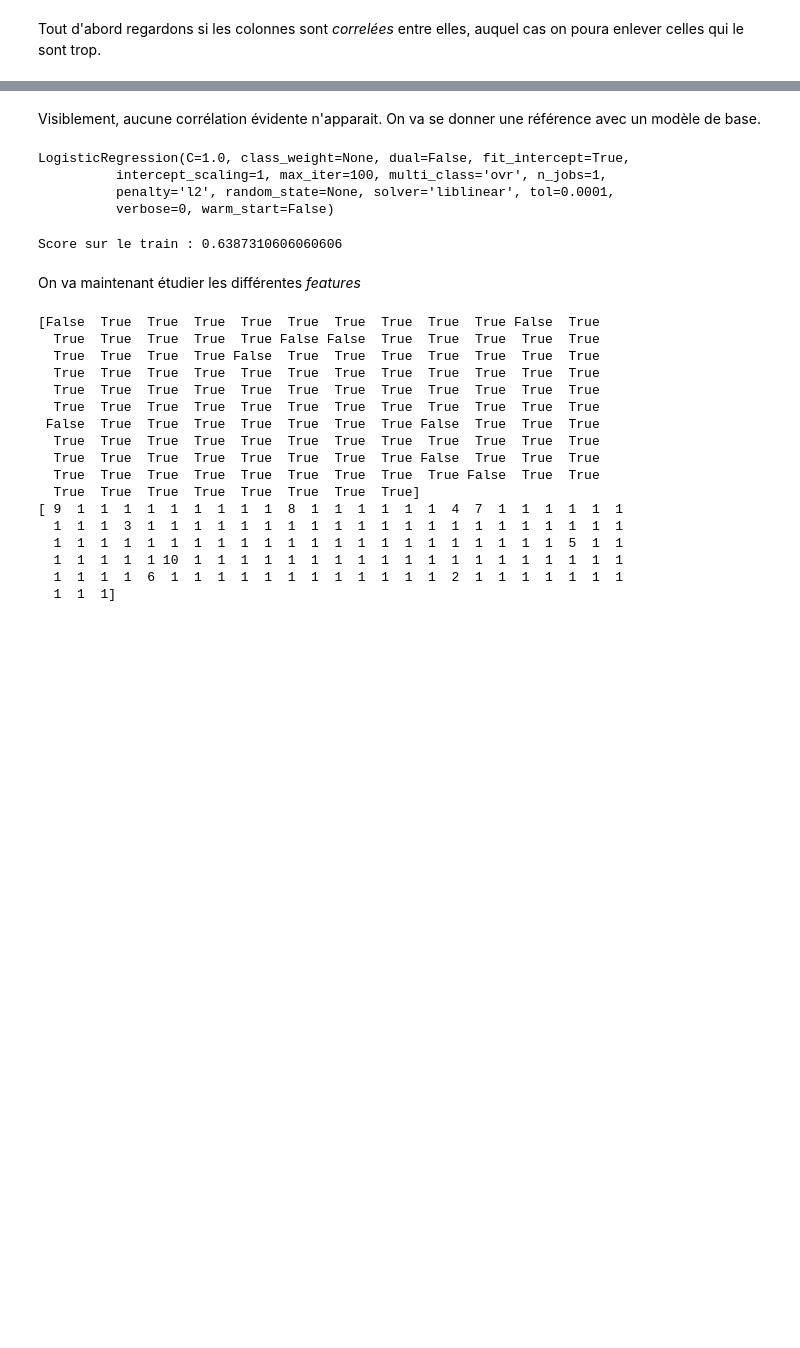
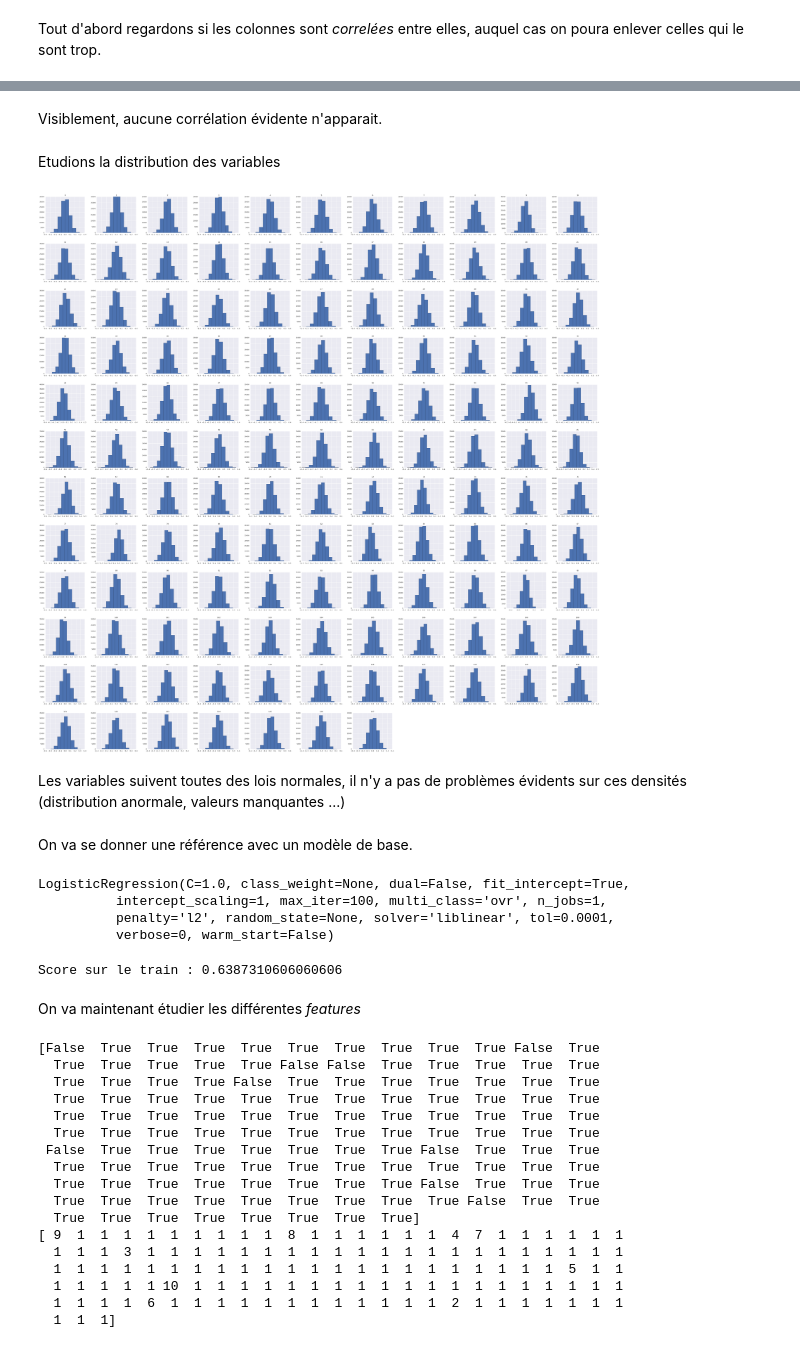
Before and after one commit to rvi008/Challenge-1, a Jupyter notebook: challenge/Challenge.ipynb, the cells around one changed output, grey strips where cells are left out. Drawn from its saved outputs; the diff is of its cells as text; code cells hidden in the pictures; blank space fills up the shorter version.

```diff
--- a/challenge/Challenge.ipynb
+++ b/challenge/Challenge.ipynb
@@ -39,5 +38,14 @@ sns.heatmap(corrmat, vmax=.8, square=True)
+# %% [markdown]
+Visiblement, aucune corrélation évidente n'apparait.
+# %% [markdown]
+Etudions la distribution des variables
+# %%
+X_train.hist(figsize=(50,50));
+# %% [output]
+[figure, added]
+# %% [markdown]
+Les variables suivent toutes des lois normales, il n'y a pas de problèmes évidents sur ces densités (distribution anormale, valeurs manquantes ...)
 # %% [markdown]
-Visiblement, aucune corrélation évidente n'apparait.
 On va se donner une référence avec un modèle de base.
 # %%
 clf = linear_model.LogisticRegression()
```
Also changed, not shown: parts of 1 cell of this notebook, 1 other file.
